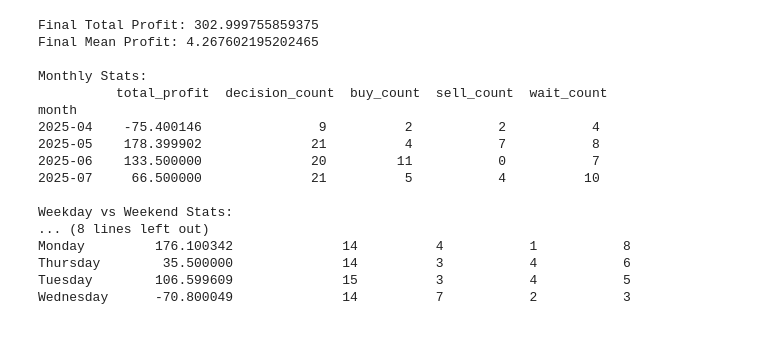
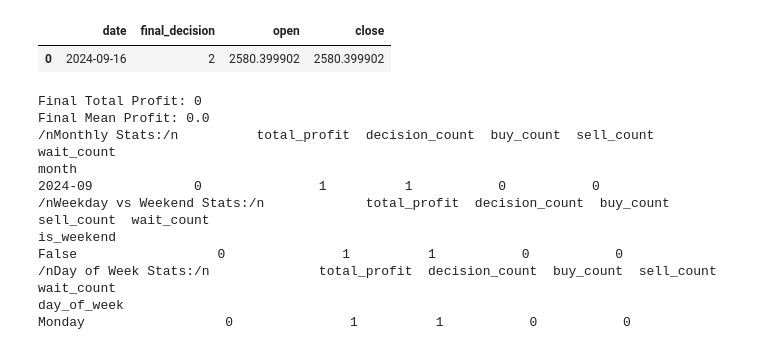
Before and after one commit to amirmfarzane/LLMs-For-Rational-Trading, a Jupyter notebook: notebooks/analysis.ipynb, the cells around one changed output. Cells and saved outputs as stored; diff of their text form; code cells hidden in the pictures.

```diff
--- a/notebooks/analysis.ipynb
+++ b/notebooks/analysis.ipynb
@@ -0,0 +1,29 @@
+# %%
+import re
+import json
+import pickle
+import pandas as pd
+import yaml
+
+with open("../configs/run_pipline.yaml", 'r') as file:
+        config = yaml.safe_load(file)
+
+# Load pickle file
+with open("E:/UT/Term8/LLM/LLMs-For-Rational-Trading/model_responses.pkl", "rb") as f:   # "rb" = read binary
+    model_responses = pickle.load(f)
+with open("E:/UT/Term8/LLM/LLMs-For-Rational-Trading/dates.pkl", "rb") as f:   # "rb" = read binary
+    dates = pickle.load(f)
+
+price_df = pd.read_csv("../" + config['paths']['evaluation'])
+
+actions, explanations = [], []
+
+for response in model_responses:
+    match = re.search(r"{.*}", response, re.S)
+    if match:
+        json_str = match.group(0)
+        data = json.loads(json_str)
+        actions.append(int(data['action']))
+        explanations.append(data['explanation'])
+    else:
+        print("No JSON found")
@@ -1 +39,6 @@
+# %%
+result_df
+# %% [output]
+|  | date | final_decision | open | close |
+| 0 | 2024-09-16 | 2 | 2580.399902 | 2580.399902 |
 # %%
@@ -10,7 +53,7 @@ with open(pickle_path, "rb") as f:
 # %%
 import pandas as pd
 import matplotlib.pyplot as plt
-df = df.dropna()
+df = result_df.dropna()
 df["date"] = pd.to_datetime(df["date"])
 df["month"] = df["date"].dt.to_period("M")
 df["day_of_week"] = df["date"].dt.day_name()
@@ -60,27 +103,21 @@ dow_stats = df.groupby("day_of_week").agg(
     wait_count=("final_decision", lambda x: (x == 0).sum()),
 )
 
-print("\nMonthly Stats:\n", monthly_stats)
-print("\nWeekday vs Weekend Stats:\n", week_part_stats)
-print("\nDay of Week Stats:\n", dow_stats)
+print("/nMonthly Stats:/n", monthly_stats)
+print("/nWeekday vs Weekend Stats:/n", week_part_stats)
+print("/nDay of Week Stats:/n", dow_stats)
 # %% [output]
-Final Total Profit: 302.999755859375
-Final Mean Profit: 4.267602195202465
-
-Monthly Stats:
-          total_profit  decision_count  buy_count  sell_count  wait_count
+Final Total Profit: 0
+Final Mean Profit: 0.0
+/nMonthly Stats:/n          total_profit  decision_count  buy_count  sell_count  wait_count
 month
-2025-04    -75.400146               9          2           2           4
-2025-05    178.399902              21          4           7           8
-2025-06    133.500000              20         11           0           7
-2025-07     66.500000              21          5           4          10
-
-Weekday vs Weekend Stats:
-... (8 lines left out)
-Monday         176.100342              14          4           1           8
-Thursday        35.500000              14          3           4           6
-Tuesday        106.599609              15          3           4           5
-Wednesday      -70.800049              14          7           2           3
+2024-09             0               1          1           0           0
+/nWeekday vs Weekend Stats:/n             total_profit  decision_count  buy_count  sell_count  wait_count
+is_weekend
+False                  0               1          1           0           0
+/nDay of Week Stats:/n              total_profit  decision_count  buy_count  sell_count  wait_count
+day_of_week
+Monday                  0               1          1           0           0
 # %%
 # Calculate counts of each decision
 decision_counts = df["final_decision"].value_counts().sort_index()
```
Also changed, not shown: parts of 7 cells of this notebook, 1 other file.
